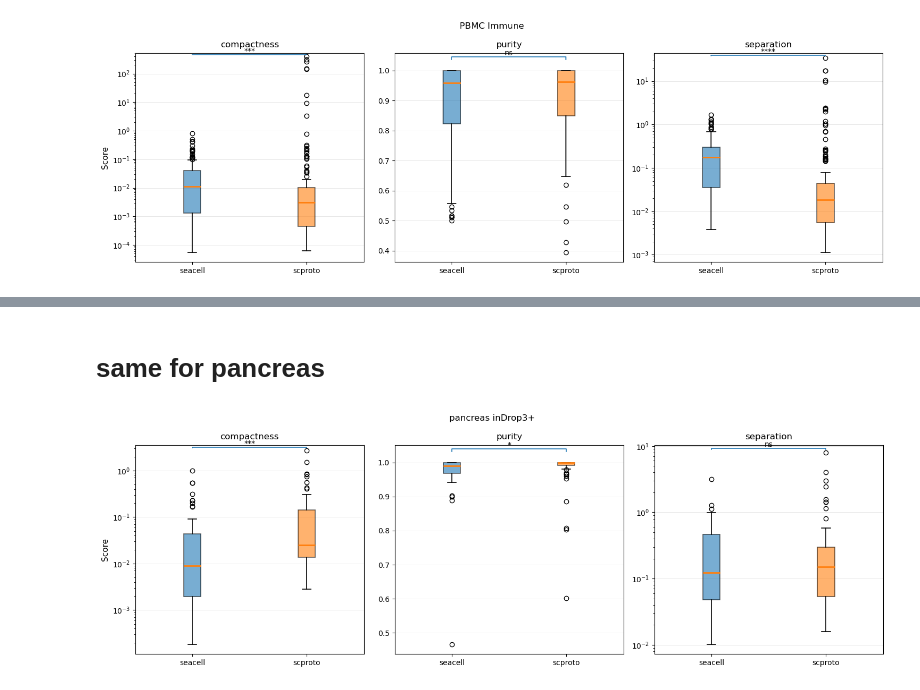
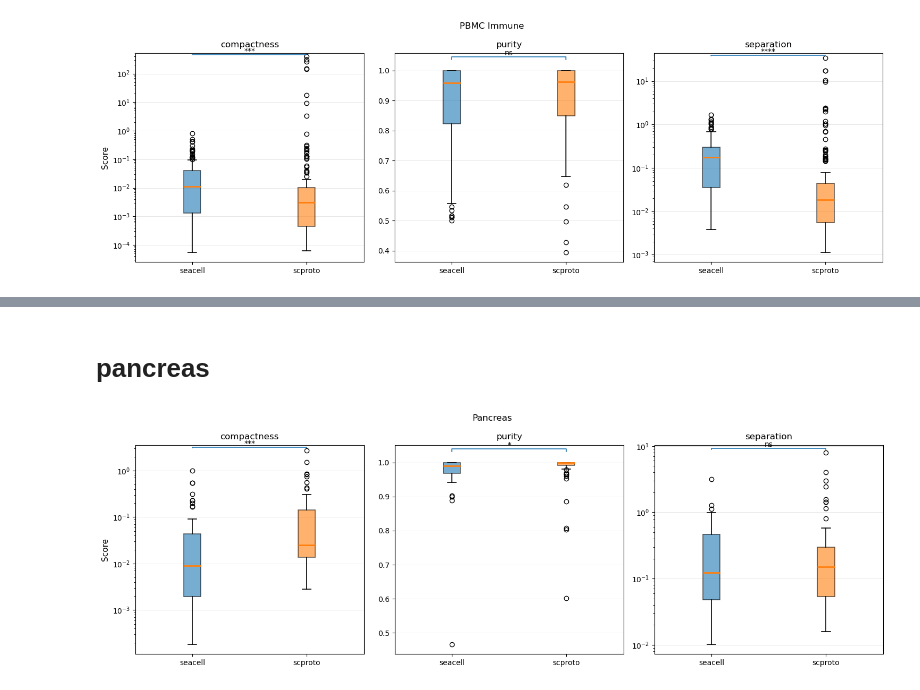
Before and after one commit to fatisati/interpretable-prototype, a Jupyter notebook: notebooks/metacell_plots.ipynb, the cells around one changed output, grey strips where cells are left out. Drawn from its saved outputs; the diff is of its cells as text; code cells hidden in the pictures.

```diff
--- a/notebooks/metacell_plots.ipynb
+++ b/notebooks/metacell_plots.ipynb
@@ -275,4 +24,4 @@ plt.show()
 # %% [markdown]
-# same for pancreas
+# pancreas
 # %%
 p_dict = {'seacell': f'{home}/models/pancreas/inDrop3-seacell/', 'scproto': f'{home}/models/pancreas/inDrop3-scproto/'}
@@ -281,16 +28,4 @@ model_dfs = {model_name: {m: pd.read_csv(f'{path}/{m}') for m in metrics} for mo
-# %%
-fig, axes, pvals = plot_metric_boxpanels(
-    model_dfs=model_dfs,
-    metrics=metrics,
-    value_col=None,          # last column holds values in your CSV dfs
-    model_order=model_order,
-    comparisons=comparisons,
-    ylabel="Score",
-    log_metrics=log_metrics,
-    figsize=(5*len(metrics), 5),
-    title = 'pancreas inDrop3+'
-)
-
-plt.show()
-# %% [output]
-[figure, removed]
+# %%
+plot(p_dict, 'Pancreas')
+# %% [output]
+[figure, added]
```
Also changed, not shown: parts of 13 cells of this notebook, 4 other files.
